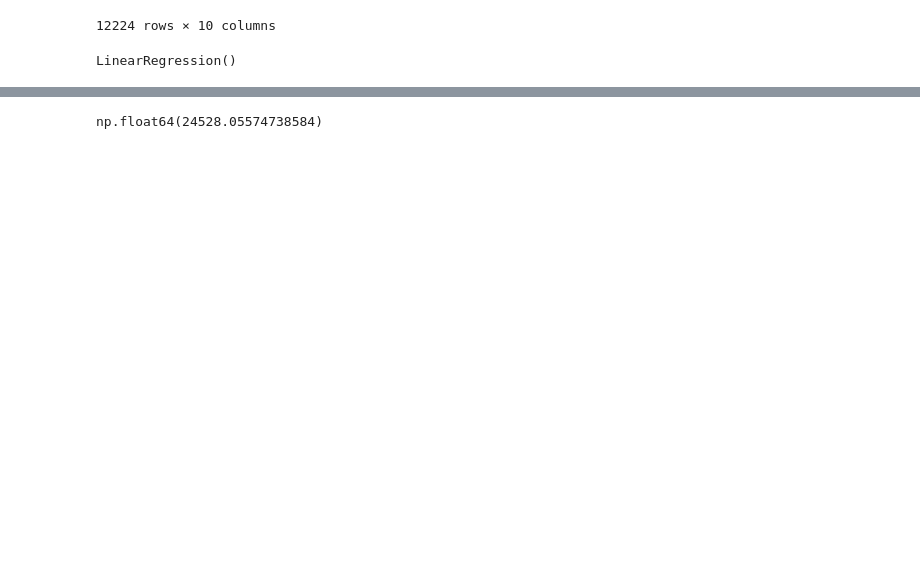
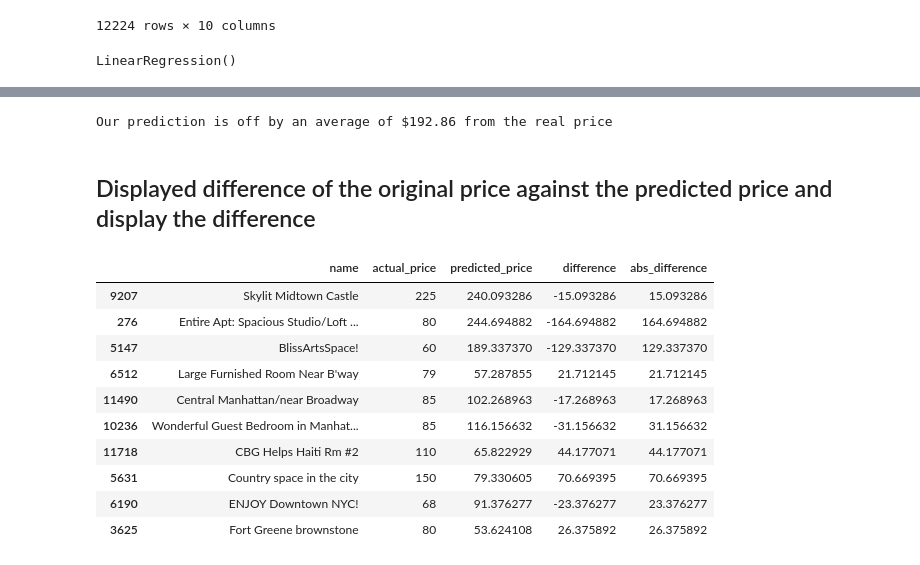
Before and after one commit to whitfieldscott/Swhit---Data-Preprocessing--assignment, a Jupyter notebook: src/explore.ipynb, the cells around one changed output, grey strips where cells are left out. Cells and saved outputs as stored; diff of their text form; code cells hidden in the pictures; blank space fills up the shorter version.

```diff
--- a/src/explore.ipynb
+++ b/src/explore.ipynb
@@ -533,5 +548 @@ my_test_predictions - y_test
 Name: price, Length: 12224, dtype: float64
-# %%
-np.sqrt(((my_test_predictions - y_test)**2).sum())
-# %% [output]
-np.float64(24528.05574738584)
@@ -543,0 +549,6 @@ np.float64(24528.05574738584)
+# %%
+#tells us how far off we are on average - ROOT MEAN SQUARE ERROR (RMSE)
+rmse = np.sqrt(((my_test_predictions - y_test)**2).mean())
+print(f'Our prediction is off by an average of ${rmse:.2f} from the real price')
+# %% [output]
+Our prediction is off by an average of $192.86 from the real price
@@ -543,0 +560,33 @@ np.float64(24528.05574738584)
+# %% [markdown]
+## Displayed difference of the original price against the predicted price and display the difference
+# %%
+# Get names aligned with X_test
+property_names = df.loc[X_test.index, 'name']
+
+# Build comparison df
+comparison_df = pd.DataFrame({
+    'name': property_names.values,
+    'actual_price': y_test.values,
+    'predicted_price': my_test_predictions
+})
+
+# Add difference columns
+comparison_df['difference'] = comparison_df['actual_price'] - comparison_df['predicted_price']
+comparison_df['abs_difference'] = comparison_df['difference'].abs()
+
+# Restore original row order
+comparison_df['original_index'] = X_test.index
+comparison_df = comparison_df.sort_values('original_index').drop(columns='original_index')
+comparison_df.head(10)
+# %% [output]
+|  | name | actual_price | predicted_price | difference | abs_difference |
+| 9207 | Skylit Midtown Castle | 225 | 240.093286 | -15.093286 | 15.093286 |
+| 276 | Entire Apt: Spacious Studio/Loft ... | 80 | 244.694882 | -164.694882 | 164.694882 |
+| 5147 | BlissArtsSpace! | 60 | 189.337370 | -129.337370 | 129.337370 |
+| 6512 | Large Furnished Room Near B'way | 79 | 57.287855 | 21.712145 | 21.712145 |
+| 11490 | Central Manhattan/near Broadway | 85 | 102.268963 | -17.268963 | 17.268963 |
+| 10236 | Wonderful Guest Bedroom in Manhat... | 85 | 116.156632 | -31.156632 | 31.156632 |
+| 11718 | CBG Helps Haiti Rm #2 | 110 | 65.822929 | 44.177071 | 44.177071 |
+| 5631 | Country space in the city | 150 | 79.330605 | 70.669395 | 70.669395 |
+| 6190 | ENJOY Downtown NYC! | 68 | 91.376277 | -23.376277 | 23.376277 |
+| 3625 | Fort Greene brownstone | 80 | 53.624108 | 26.375892 | 26.375892 |
```
Also changed, not shown: parts of 17 cells of this notebook, 3 other files.
